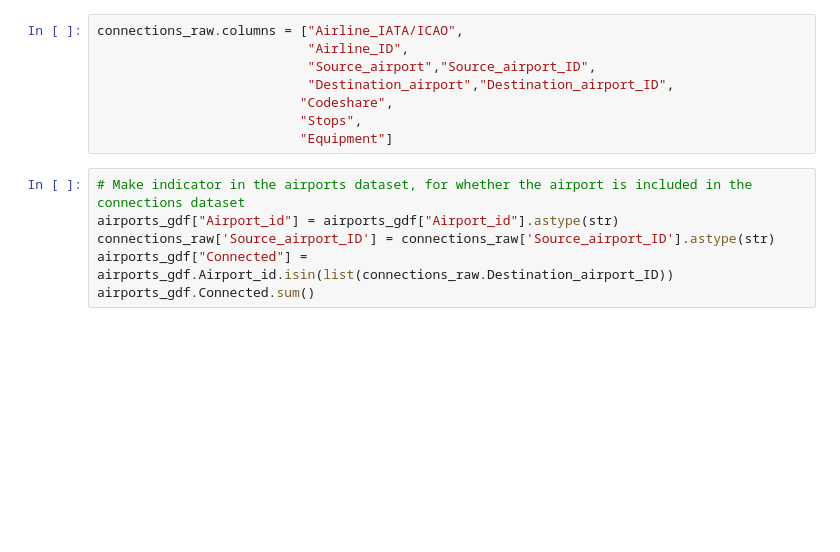
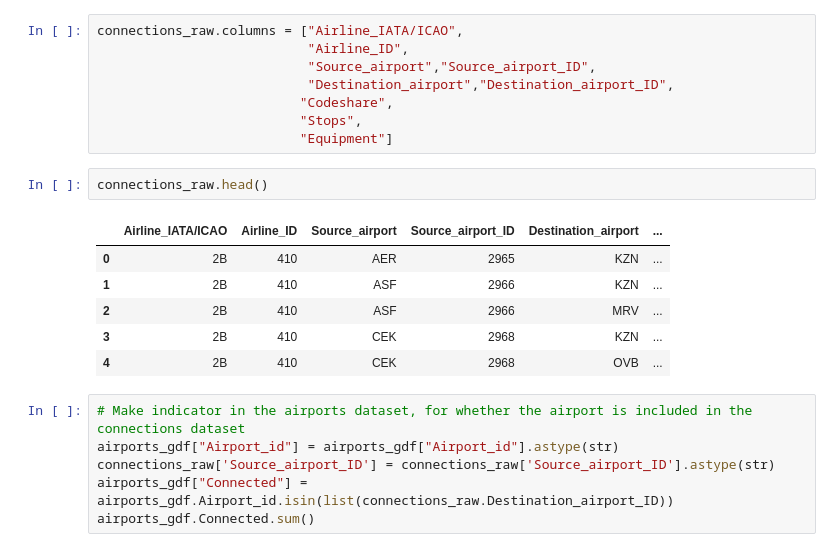
Before and after one commit to Morten-Esketveit/TSDS-gruppe-2019, a Jupyter notebook: Exam/Airports.ipynb, the cells around one changed output. Cells and saved outputs as stored; diff of their text form; blank space fills up the shorter version.

```diff
--- a/Exam/Airports.ipynb
+++ b/Exam/Airports.ipynb
@@ -86,6 +86,15 @@ connections_raw.columns = ["Airline_IATA/ICAO",
                           "Codeshare",
                           "Stops",
                           "Equipment"]
+# %%
+connections_raw.head()
+# %% [output]
+|  | Airline_IATA/ICAO | Airline_ID | Source_airport | Source_airport_ID | Destination_airport | ... |
+| 0 | 2B | 410 | AER | 2965 | KZN | ... |
+| 1 | 2B | 410 | ASF | 2966 | KZN | ... |
+| 2 | 2B | 410 | ASF | 2966 | MRV | ... |
+| 3 | 2B | 410 | CEK | 2968 | KZN | ... |
+| 4 | 2B | 410 | CEK | 2968 | OVB | ... |
 # %%
 # Make indicator in the airports dataset, for whether the airport is included in the connections dataset
 airports_gdf["Airport_id"] = airports_gdf["Airport_id"].astype(str)
```
Also changed, not shown: parts of 1 cell of this notebook, 3 other files.
